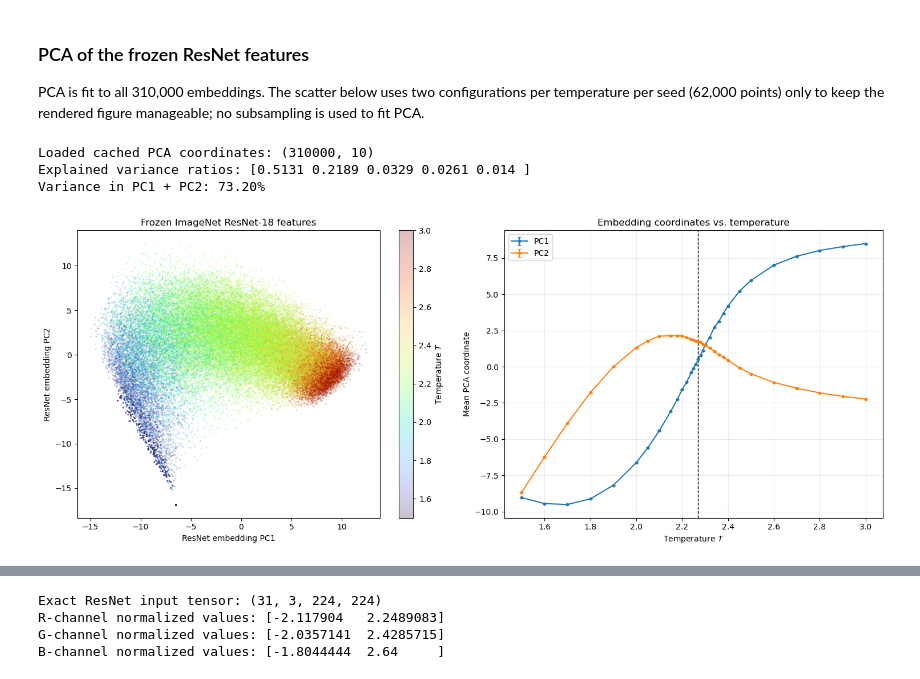
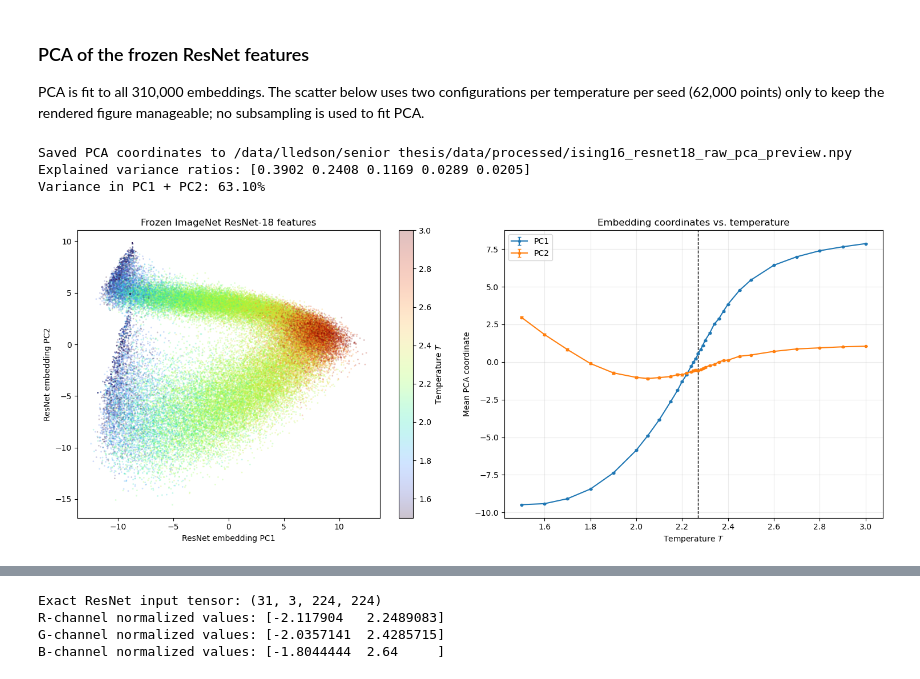
Before and after one commit to lledson425/Summer25, a Jupyter notebook: notebooks/ising/ising16_magnetization.ipynb, the cells around one changed output, grey strips where cells are left out. Cells and saved outputs as stored; diff of their text form; code cells hidden in the pictures.

```diff
--- a/notebooks/ising/ising16_magnetization.ipynb
+++ b/notebooks/ising/ising16_magnetization.ipynb
@@ -215,17 +214,15 @@ import time
 import torch
 import torch.nn.functional as F
 from sklearn.decomposition import PCA
-from sklearn.linear_model import LogisticRegression
 from sklearn.metrics import accuracy_score, balanced_accuracy_score, confusion_matrix
 from torchvision.models import ResNet18_Weights, resnet18
 
 DEVICE = torch.device('cuda' if torch.cuda.is_available() else 'cpu')
 BATCH_SIZE = 256 if DEVICE.type == 'cuda' else 32
-CANONICALIZE_GLOBAL_FLIP = True
 
-EMBEDDING_PATH = OUTPUT_ROOT / 'ising16_resnet18_embeddings.npy'
-EMBEDDING_TEMPERATURE_PATH = OUTPUT_ROOT / 'ising16_resnet18_temperatures.npy'
-PCA_PATH = OUTPUT_ROOT / 'ising16_resnet18_pca.npy'
+EMBEDDING_PATH = OUTPUT_ROOT / 'ising16_resnet18_raw_embeddings.npy'
+EMBEDDING_TEMPERATURE_PATH = OUTPUT_ROOT / 'ising16_resnet18_raw_temperatures.npy'
+PCA_PATH = OUTPUT_ROOT / 'ising16_resnet18_raw_pca_preview.npy'
 
 print(f'PyTorch {torch.__version__}')
 print(f'Embedding device: {DEVICE}')
@@ -274,11 +271,6 @@ else:
                 run_dir / f'bins_{suffix}.txt', comments='#', usecols=1
             ).astype(np.float32)
 
-            if CANONICALIZE_GLOBAL_FLIP:
-                orientation = np.sign(spins.sum(axis=(1, 2), dtype=np.int32))
-                orientation[orientation == 0] = 1
-                spins = spins * orientation[:, None, None]
-
             for start in range(0, len(spins), BATCH_SIZE):
                 stop = min(start + BATCH_SIZE, len(spins))
                 images = torch.from_numpy(spins[start:stop].astype(np.float32))
@@ -336,9 +338,9 @@ if 'pca' not in globals():
 print('Explained variance ratios:', np.round(pca.explained_variance_ratio_[:5], 4))
 print(f'Variance in PC1 + PC2: {pca.explained_variance_ratio_[:2].sum():.2%}')
 # %% [output]
-Loaded cached PCA coordinates: (310000, 10)
-Explained variance ratios: [0.5131 0.2189 0.0329 0.0261 0.014 ]
-Variance in PC1 + PC2: 73.20%
+Saved PCA coordinates to /data/lledson/senior thesis/data/processed/ising16_resnet18_raw_pca_preview.npy
+Explained variance ratios: [0.3902 0.2408 0.1169 0.0289 0.0205]
+Variance in PC1 + PC2: 63.10%
 # %%
 coordinates_grid = pca_coordinates.reshape(
     EXPECTED_RUNS, EXPECTED_TEMPERATURES, BINS_PER_TEMPERATURE, -1
@@ -377,32 +379,32 @@ sem_pca = seed_temperature_pca.std(axis=0, ddof=1) / np.sqrt(EXPECTED_RUNS)
 axes[1].errorbar(
     temperatures,
     mean_pca[:, 0],
     yerr=sem_pca[:, 0],
     marker='o',
     markersize=3,
     capsize=2,
     label='PC1',
 )
 axes[1].errorbar(
     temperatures,
     mean_pca[:, 1],
     yerr=sem_pca[:, 1],
     marker='o',
     markersize=3,
     capsize=2,
     label='PC2',
 )
 axes[1].axvline(critical_temperature, color='black', linestyle='--', linewidth=1)
 axes[1].set(
     xlabel='Temperature $T$',
     ylabel='Mean PCA coordinate',
     title='Embedding coordinates vs. temperature',
 )
 axes[1].grid(alpha=0.25)
 axes[1].legend()
 
 fig.tight_layout()
-embedding_figure_path = OUTPUT_ROOT / 'ising16_resnet18_pca.png'
+embedding_figure_path = OUTPUT_ROOT / 'ising16_resnet18_raw_pca_preview.png'
 fig.savefig(embedding_figure_path, dpi=250, bbox_inches='tight')
 # %% [output]
-[figure, old version]
+[figure, new version]
```
Also changed, not shown: parts of 8 cells of this notebook, 2 other files.
